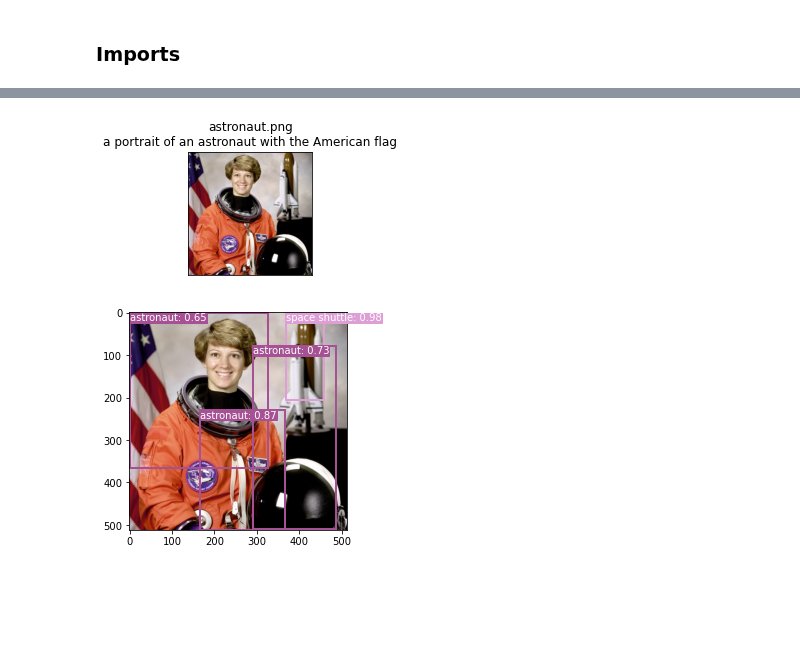
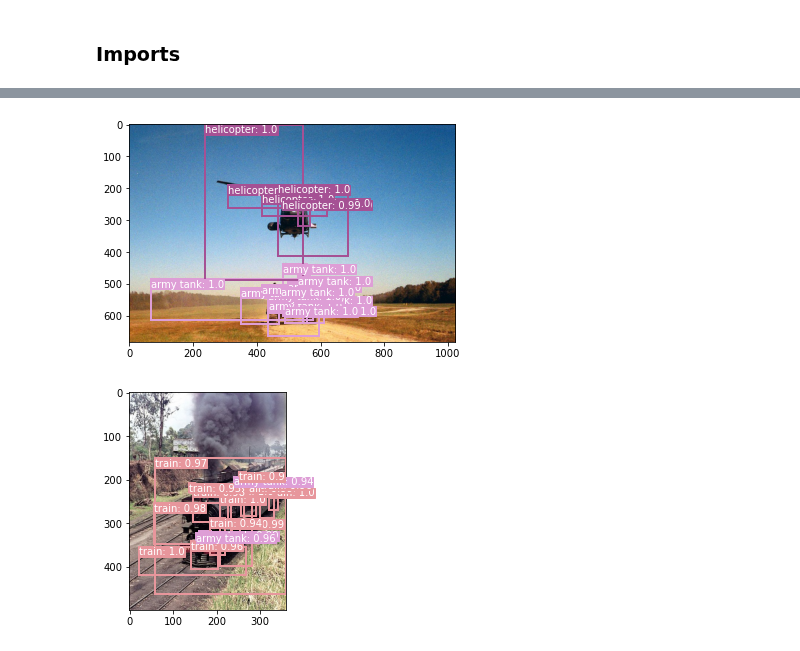
Before and after one commit to bcperry/DUCE-Zero-shot-Object-Detection-with-a-Text-and-Image-Contrastive-Model, a Jupyter notebook: CLIP-FRCNN-DEMO.ipynb, the cells around one changed output, grey strips where cells are left out. Cells and saved outputs as stored; diff of their text form; code cells hidden in the pictures; blank space fills up the shorter version.

Commit message:
Cleaned up demo code
And added a callable eval file

```diff
--- a/CLIP-FRCNN-DEMO.ipynb
+++ b/CLIP-FRCNN-DEMO.ipynb
@@ -41,56 +2,0 @@ clip_frcnn_model.rpn.score_thresh = .5
-# %%
-from torchvision.datasets import CIFAR100
-import os
-import matplotlib.pyplot as plt
-from PIL import Image
-import numpy as np
-import skimage
-
-original_images = []
-images = []
-texts = []
-plt.figure(figsize=(16, 5))
-
-#texts.append(descriptions["background"])
-# images in skimage to use and their textual descriptions
-descriptions = {
-    # "background": "there is nothing here",
-    # "page": "a page of text about segmentation",
-    # "chelsea": "a facial photo of a tabby cat",
-    "astronaut": "a portrait of an astronaut with the American flag",
-    # "rocket": "a rocket standing on a launchpad",
-    # "motorcycle_right": "a red motorcycle standing in a garage",
-    # "camera": "a person looking at a camera on a tripod",
-    # "horse": "a black-and-white silhouette of a horse",
-    # "coffee": "a cup of coffee on a saucer"
-}
-for filename in [filename for filename in os.listdir(skimage.data_dir) if filename.endswith(".png") or filename.endswith(".jpg")]:
-    name = os.path.splitext(filename)[0]
-    if name not in descriptions:
-        continue
-
-    image = Image.open(os.path.join(skimage.data_dir, filename)).convert("RGB")
-
-    plt.subplot(2, 4, len(images) + 1)
-    plt.imshow(image)
-    plt.title(f"{filename}\n{descriptions[name]}")
-    plt.xticks([])
-    plt.yticks([])
-
-    original_images.append(image)
-    # images.append(preprocess(image))
-    images.append(test_transforms(image, [0,0,0,0])[0])
-    texts.append(descriptions[name])
-
-#plt.tight_layout()
-
-image_input = torch.tensor(np.stack(images)).cuda()
-# %% [output]
-[figure, removed]
-# %%
-from utils import evaluate
-iou_thresh = .2
-conf_thresh = .65
-image_out = evaluate(image_input, item_list, clip_frcnn_model, iou_thresh, conf_thresh)
-# %% [output]
-[figure, removed]
@@ -98,0 +3,15 @@ plt.imsave('output.jpg',image_out)
+# %%
+item_list = ['flag', 'person', 'helmet', 'astronaut', 'space shuttle', 'camera', 'train', 'helicopter', 'army tank']
+image_dir = r'./test_images'
+# %%
+from evaluation import eval
+#args:
+#     rpn_score_thresh = minimum threshold objectness score. default: 0.05
+#     iou_thresh = minimum overlap to be considered the same object. default: 0.2
+#     conf_thresh = minimum classification confidence. default: 0.9
+#     item_list = list of classes
+#     MODEL_EPOCH = epoch of trained model
+eval(item_list, image_dir=image_dir)
+# %% [output]
+[figure, added]
+[figure, added]
```
Also changed, not shown: parts of 5 cells of this notebook, 5 other files.
